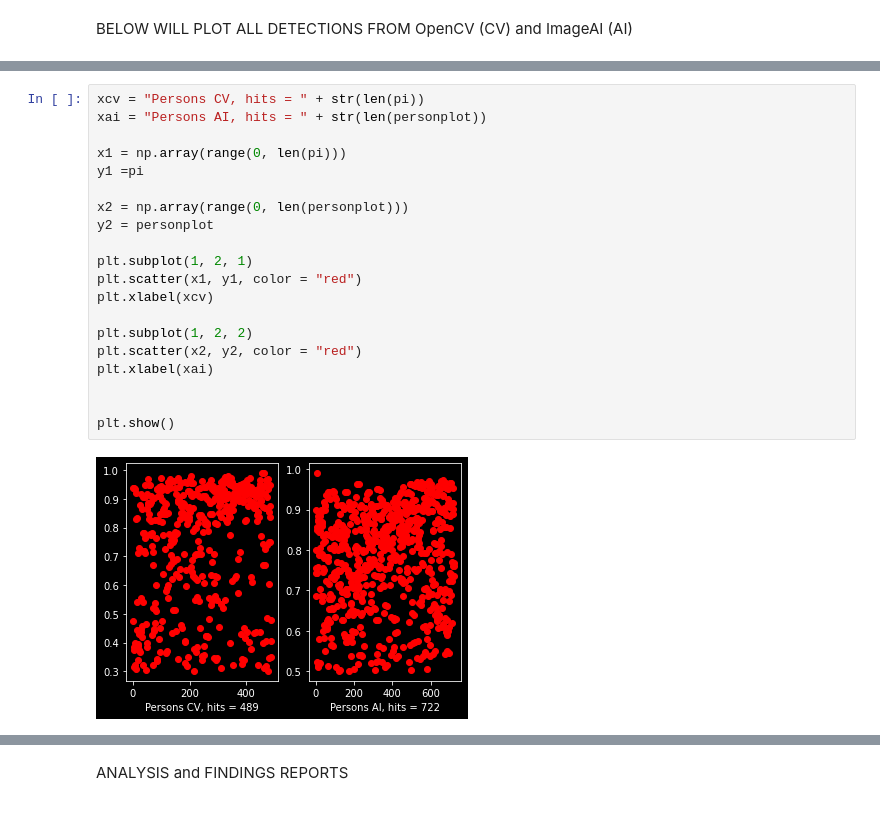
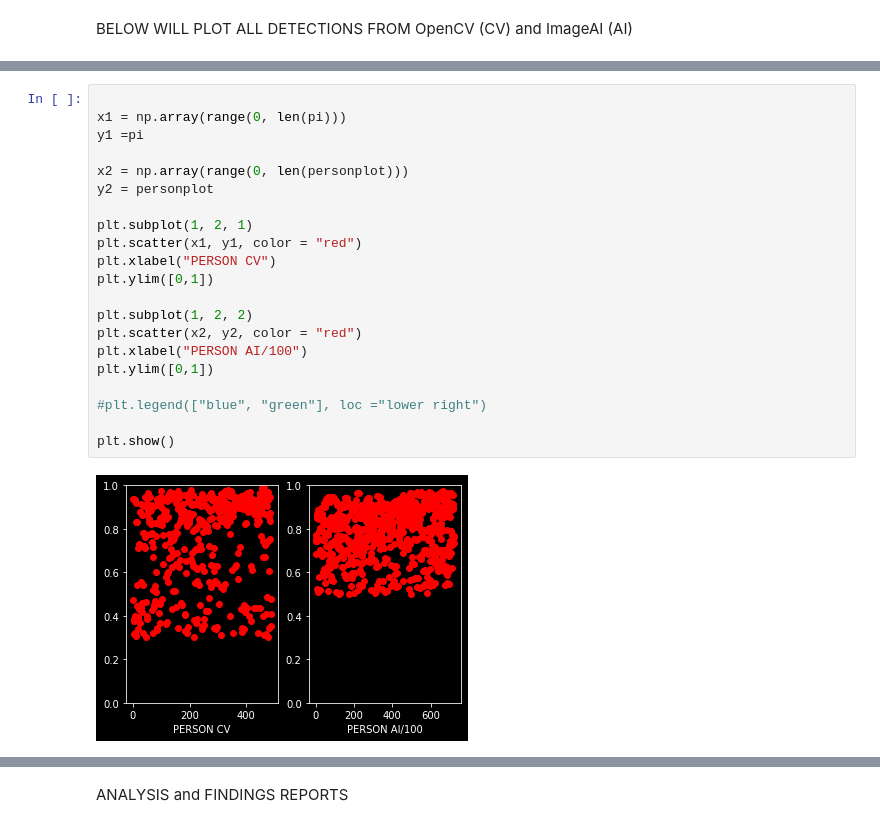
Before and after one commit to canaimax/ImageAIvsOpenCV, a Jupyter notebook: Notebooks/T03_ImgInVideoAICaptain.ipynb, the cells around one changed output, grey strips where cells are left out. Drawn from its saved outputs; the diff is of its cells as text.

```diff
--- a/Notebooks/T03_ImgInVideoAICaptain.ipynb
+++ b/Notebooks/T03_ImgInVideoAICaptain.ipynb
@@ -241,23 +222,24 @@ plt.show()
 # %%
-xcv = "Persons CV, hits = " + str(len(pi))
-xai = "Persons AI, hits = " + str(len(personplot))
 
 x1 = np.array(range(0, len(pi)))
 y1 =pi
 
 x2 = np.array(range(0, len(personplot)))
 y2 = personplot
 
 plt.subplot(1, 2, 1)
 plt.scatter(x1, y1, color = "red")
-plt.xlabel(xcv)
+plt.xlabel("PERSON CV")
+plt.ylim([0,1])
 
 plt.subplot(1, 2, 2)
 plt.scatter(x2, y2, color = "red")
-plt.xlabel(xai)
+plt.xlabel("PERSON AI/100")
+plt.ylim([0,1])
 
+#plt.legend(["blue", "green"], loc ="lower right")
 
 plt.show()
 # %% [output]
-[figure, old version]
+[figure, new version]
 # %%
```
Also changed, not shown: parts of 14 cells of this notebook.
